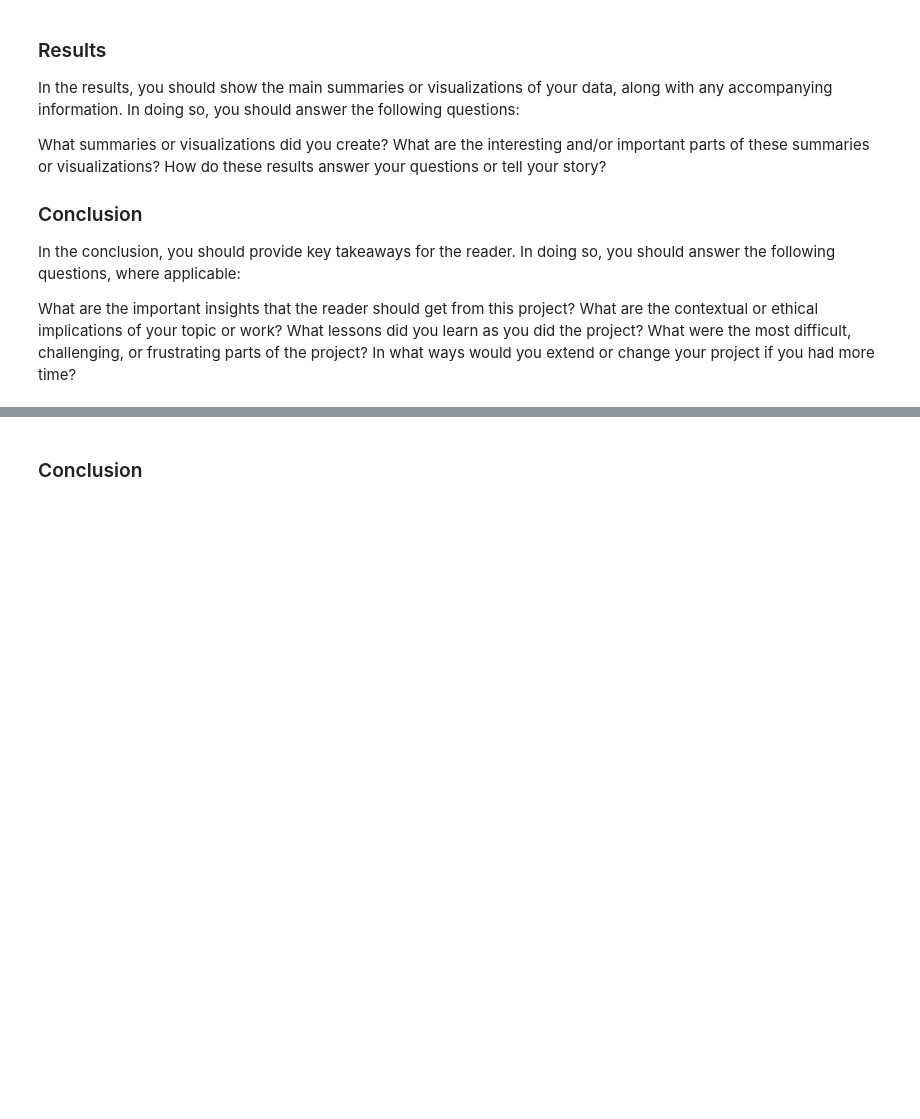
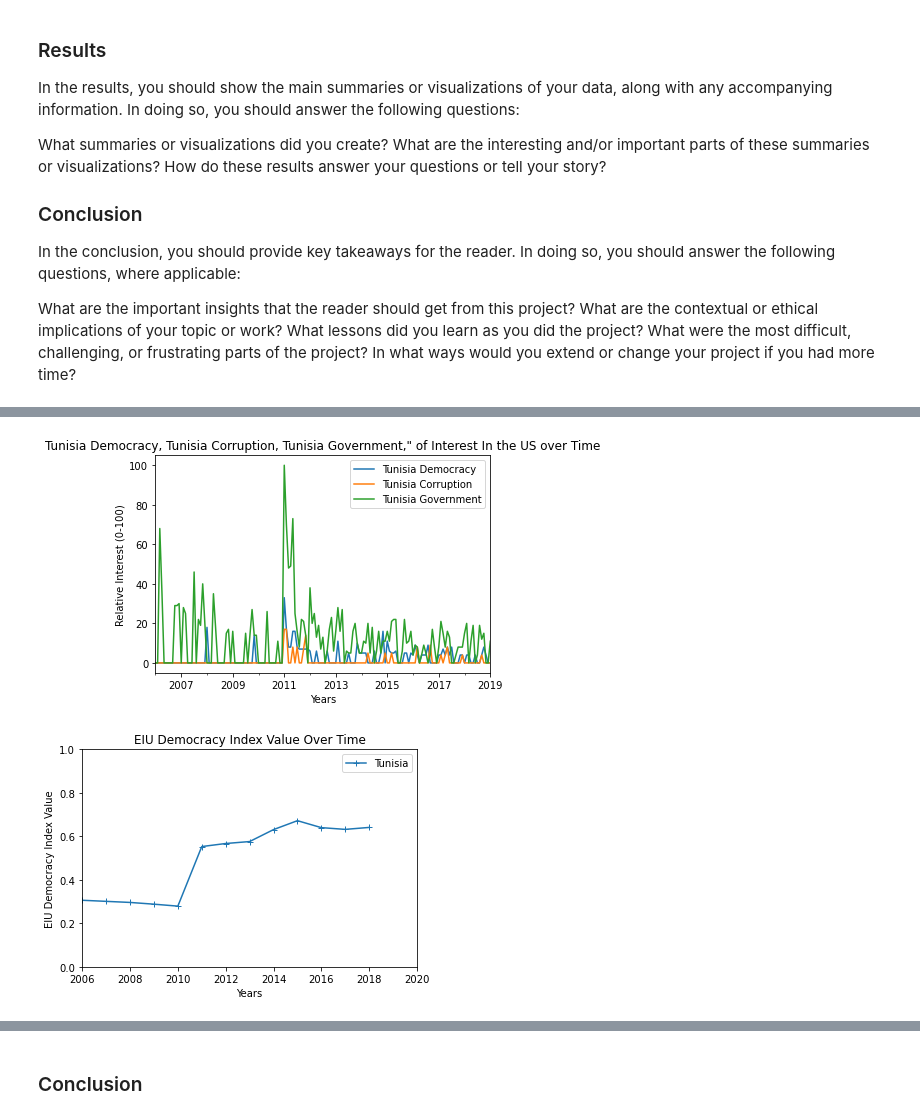
Before and after one commit to olincollege/midterm-project-Erhardt4, a Jupyter notebook: compessay.ipynb, the cells around one changed output, grey strips where cells are left out. Drawn from its saved outputs; the diff is of its cells as text; code cells hidden in the pictures; blank space fills up the shorter version.

```diff
--- a/compessay.ipynb
+++ b/compessay.ipynb
@@ -86,0 +139,12 @@ plot_country.pytrend_analysis(data, country_list, country_list[0], 4)
+# %%
+# Plotting pytrend data
+kw_list_tunisia_terms = ["Tunisia Democracy", "Tunisia Corruption", "Tunisia Government"]
+tunisia_data_terms = plot_country.country_data_pytrend(kw_list_tunisia_terms)
+plot_country.make_plots(tunisia_data_terms, kw_list_tunisia_terms)
+
+# Plotting EIU data
+threshold_list = gapminder_data_manipulation.get_greatest_variance_countries(0.09)
+gapminder_data_manipulation.plot_chosen_countries([threshold_list[3]])
+# %% [output]
+[figure, added]
+[figure, added]
```
Also changed, not shown: parts of 27 cells of this notebook, 2 other files.
